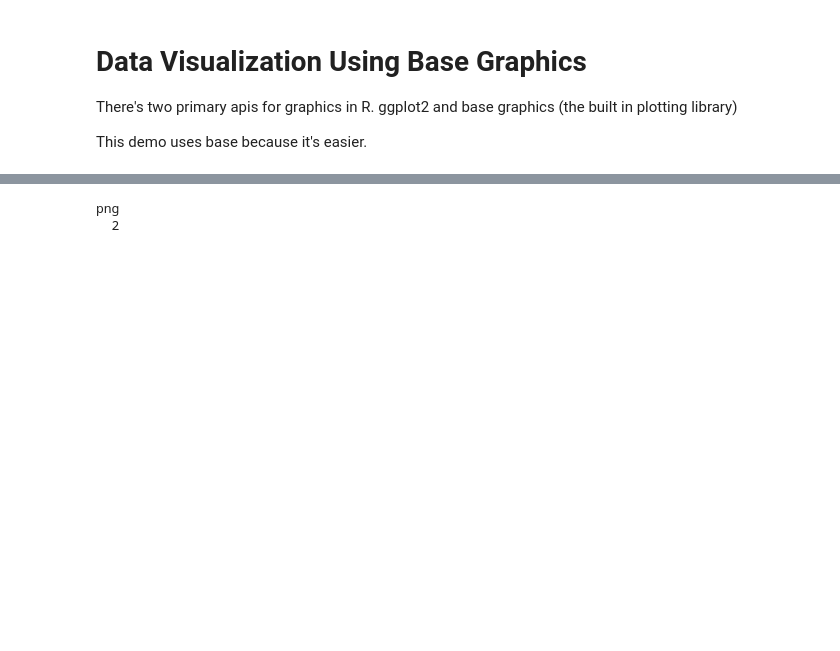
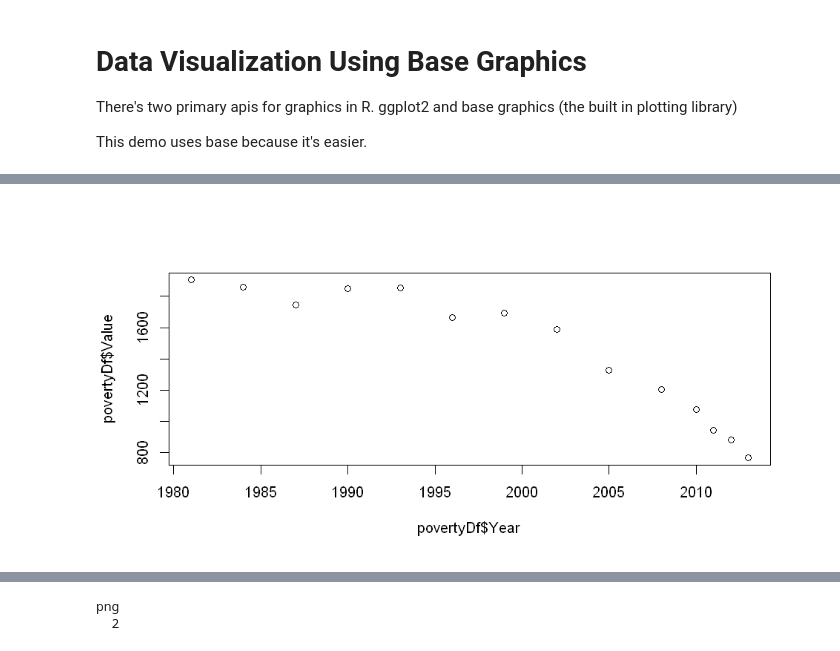
Before and after one commit to DustinEwers/r-talk-demos, a Jupyter notebook: code/r-vs-demos/r-vs-demos/Data Visualization - Base Graphics.ipynb, the cells around one changed output, grey strips where cells are left out. Cells and saved outputs as stored; diff of their text form; code cells hidden in the pictures; blank space fills up the shorter version.

```diff
--- a/code/r-vs-demos/r-vs-demos/Data Visualization - Base Graphics.ipynb
+++ b/code/r-vs-demos/r-vs-demos/Data Visualization - Base Graphics.ipynb
@@ -19,3 +28,7 @@ options(repr.plot.width=6, repr.plot.height=4)
+# %%
+plot(povertyDf$Year, povertyDf$Value)
+# %% [output]
+[figure, added]
 # %%
 #A very basic barchart. Just the two data sets.
 barplot(povertyDf$Value, names.arg = povertyDf$Year)
```
Also changed, not shown: parts of 7 cells of this notebook, 5 other files.
